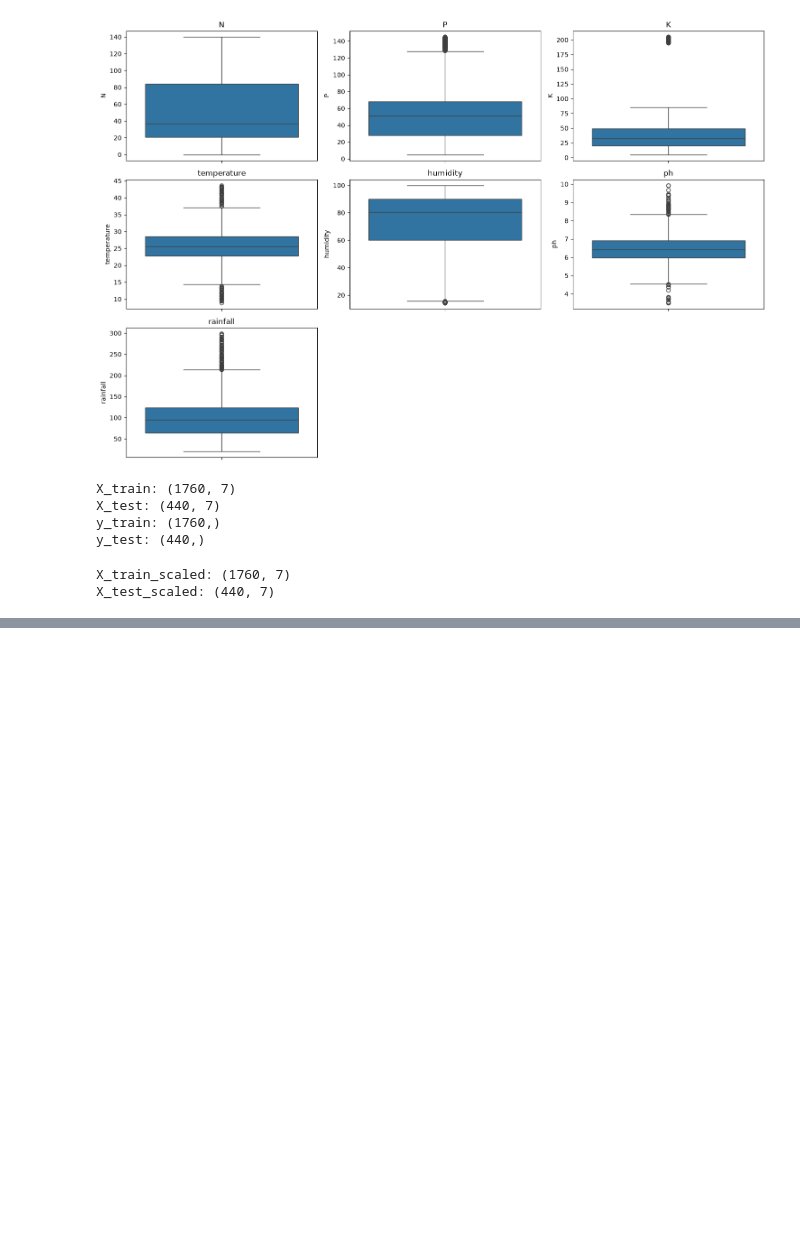
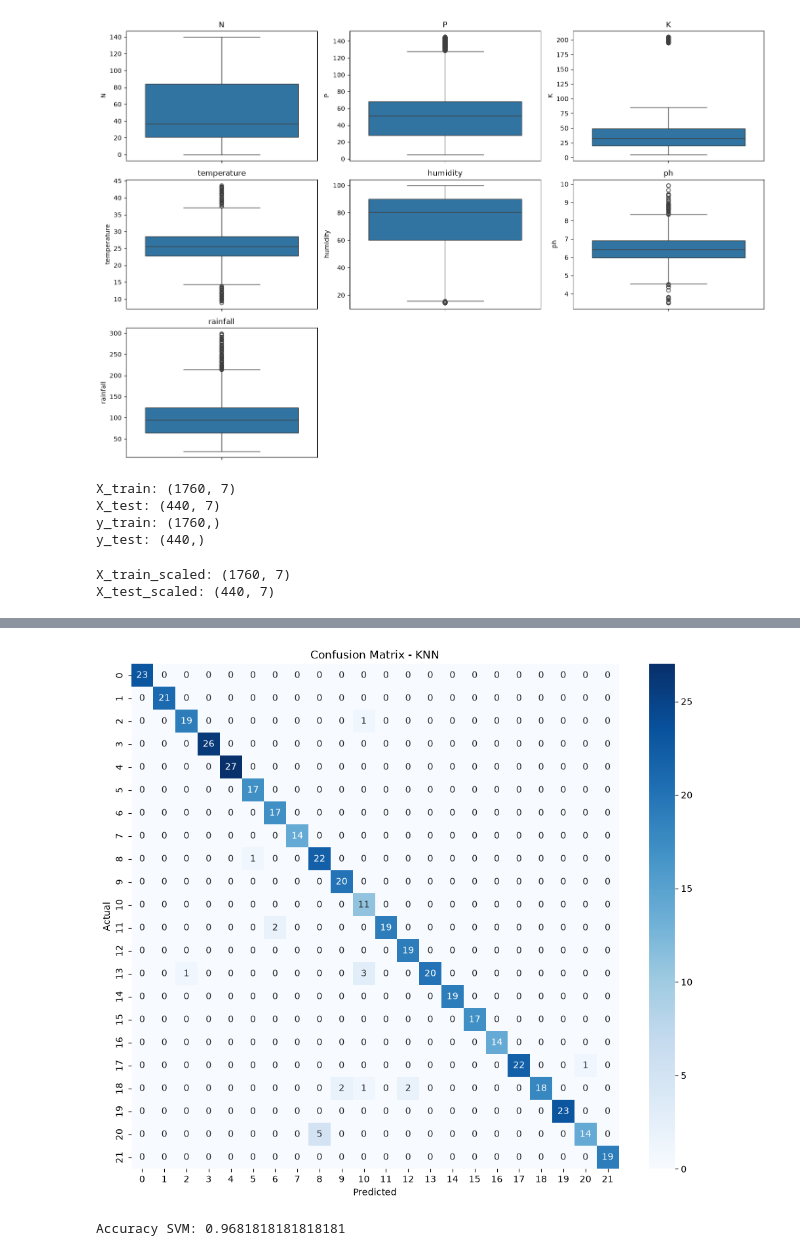
Before and after one commit to phoebetn31/Crop-Recommendation-Project, a Jupyter notebook: notebook/crop_prediction.ipynb, the cells around one changed output, grey strips where cells are left out. Cells and saved outputs as stored; diff of their text form; code cells hidden in the pictures; blank space fills up the shorter version.

Commit message:
huan luyen va test 4 mo hinh
Gồm có 4 mô hình: KNN, SVM, Random Forest, XGBoost, đồng thời so sánh các mô hình xem mô hình nào chính xác nhất

```diff
--- a/notebook/crop_prediction.ipynb
+++ b/notebook/crop_prediction.ipynb
@@ -184,3 +184,21 @@ print("X_test_scaled:", X_test_scaled.shape)
 # %% [output]
 X_train_scaled: (1760, 7)
 X_test_scaled: (440, 7)
+# %%
+#mô hình KNN
+from sklearn.neighbors import KNeighborsClassifier
+from sklearn.metrics import accuracy_score, classification_report, confusion_matrix
+
+# Khởi tạo mô hình
+knn = KNeighborsClassifier(n_neighbors=5)
+
+# Huấn luyện
+knn.fit(X_train_scaled, y_train)
+
+# Dự đoán
+y_pred_knn = knn.predict(X_test_scaled)
+
+# Đánh giá
+acc_knn = accuracy_score(y_test, y_pred_knn)
+
+print("Accuracy KNN:", acc_knn)
@@ -186,0 +228,34 @@ X_test_scaled: (440, 7)
+# %%
+#ma trận confusion của KNN
+import matplotlib.pyplot as plt
+import seaborn as sns
+
+cm = confusion_matrix(y_test, y_pred_knn)
+
+plt.figure(figsize=(12,10))
+sns.heatmap(cm, annot=True, fmt='d', cmap='Blues')
+plt.title("Confusion Matrix - KNN")
+plt.xlabel("Predicted")
+plt.ylabel("Actual")
+plt.show()
+# %% [output]
+[figure, added]
+# %%
+#mô hình SVM
+from sklearn.svm import SVC
+
+# Khởi tạo mô hình
+svm = SVC(kernel='rbf')
+
+# Huấn luyện
+svm.fit(X_train_scaled, y_train)
+
+# Dự đoán
+y_pred_svm = svm.predict(X_test_scaled)
+
+# Đánh giá
+acc_svm = accuracy_score(y_test, y_pred_svm)
+
+print("Accuracy SVM:", acc_svm)
+# %% [output]
+Accuracy SVM: 0.9681818181818181
```
Also changed, not shown: parts of 12 cells of this notebook.
